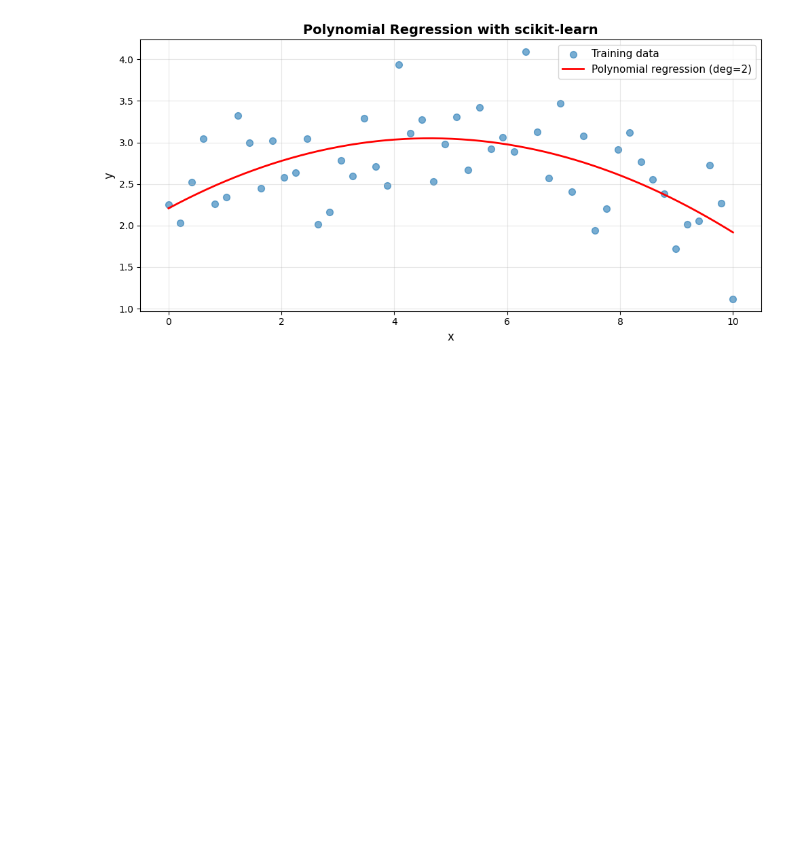
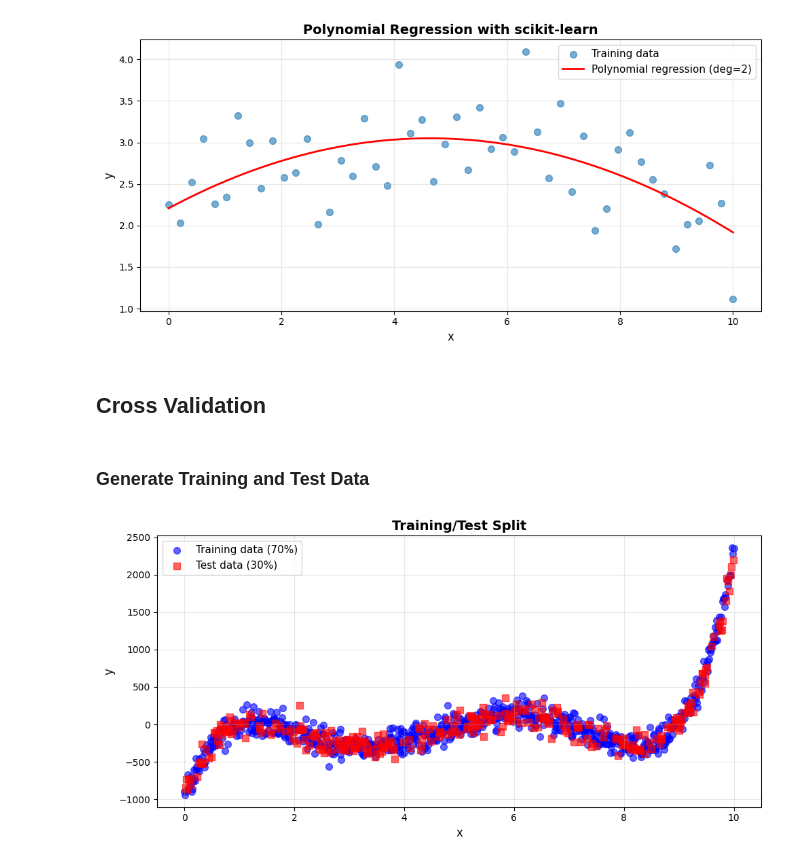
Before and after one commit to RashmiKhadka-pixel/MATH32800, a Jupyter notebook: least_squares_approximation.ipynb, the cells around one changed output. Saved outputs shown, nothing was run; the diff lists cells and outputs as text; code cells hidden in the pictures; blank space fills up the shorter version.

```diff
--- a/least_squares_approximation.ipynb
+++ b/least_squares_approximation.ipynb
@@ -88,3 +75,31 @@ plt.tight_layout()
 plt.show()
 # %% [output]
 [figure]
+# %% [markdown]
+## Cross Validation
+# %% [markdown]
+### Generate Training and Test Data
+# %%
+from sklearn.model_selection import train_test_split
+
+# Generate larger dataset
+np.random.seed(42)
+X_full = np.linspace(0, 10, 1000).reshape(-1, 1)
+y_full = (X_full.ravel() - 1) * (2*X_full.ravel() - 3) * (X_full.ravel() - 5) * (X_full.ravel() - 7) * (X_full.ravel() - 9) + np.random.normal(0, 100, 1000)
+
+# Split: 70% training, 30% test
+X_train, X_test, y_train, y_test = train_test_split(X_full, y_full, test_size=0.3, random_state=42)
+
+# Visualize the split
+plt.figure(figsize=(10, 5))
+plt.scatter(X_train, y_train, alpha=0.6, s=50, label='Training data (70%)', color='blue')
+plt.scatter(X_test, y_test, alpha=0.6, s=50, label='Test data (30%)', color='red', marker='s')
+plt.xlabel('x', fontsize=12)
+plt.ylabel('y', fontsize=12)
+plt.title('Training/Test Split', fontsize=14, fontweight='bold')
+plt.legend(fontsize=11)
+plt.grid(True, alpha=0.3)
+plt.tight_layout()
+plt.show()
+# %% [output]
+[figure, added]
```
Also changed, not shown: parts of 4 cells of this notebook.
